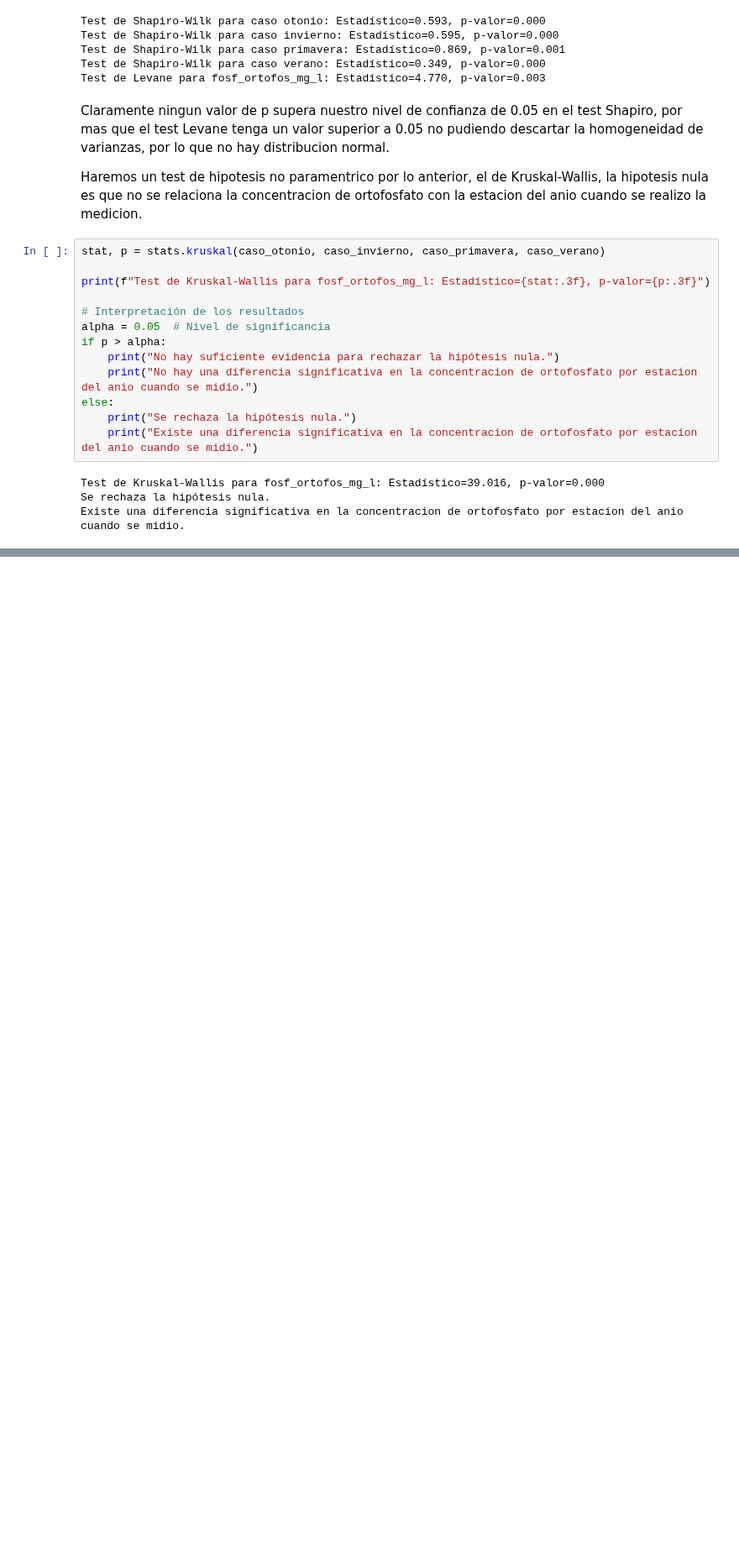
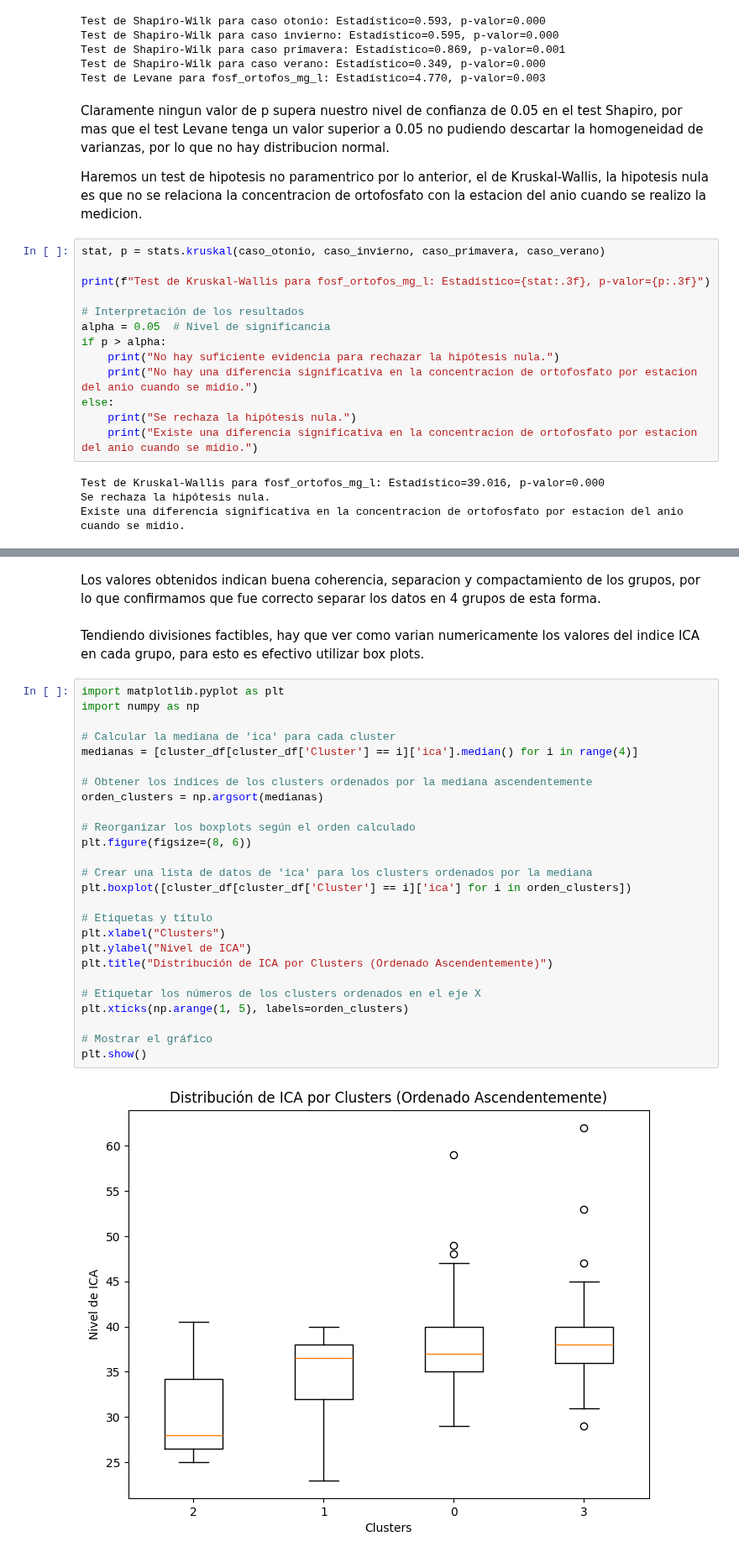
Before and after one commit to MaximoReynoso/TrabajoEspecial, a Jupyter notebook: TrabajoEspecial.ipynb, the cells around one changed output, grey strips where cells are left out. Shown at 84% size. Drawn from its saved outputs; the diff is of its cells as text; blank space fills up the shorter version.

```diff
--- a/TrabajoEspecial.ipynb
+++ b/TrabajoEspecial.ipynb
@@ -460,0 +597,32 @@ Existe una diferencia significativa en la concentracion de ortofosfato por estac
+# %% [markdown]
+Los valores obtenidos indican buena coherencia, separacion y compactamiento de los grupos, por lo que confirmamos que fue correcto separar los datos en 4 grupos de esta forma.
+# %% [markdown]
+Tendiendo divisiones factibles, hay que ver como varian numericamente los valores del indice ICA en cada grupo, para esto es efectivo utilizar box plots.
+# %%
+import matplotlib.pyplot as plt
+import numpy as np
+
+# Calcular la mediana de 'ica' para cada cluster
+medianas = [cluster_df[cluster_df['Cluster'] == i]['ica'].median() for i in range(4)]
+
+# Obtener los índices de los clusters ordenados por la mediana ascendentemente
+orden_clusters = np.argsort(medianas)
+
+# Reorganizar los boxplots según el orden calculado
+plt.figure(figsize=(8, 6))
+
+# Crear una lista de datos de 'ica' para los clusters ordenados por la mediana
+plt.boxplot([cluster_df[cluster_df['Cluster'] == i]['ica'] for i in orden_clusters])
+
+# Etiquetas y título
+plt.xlabel("Clusters")
+plt.ylabel("Nivel de ICA")
+plt.title("Distribución de ICA por Clusters (Ordenado Ascendentemente)")
+
+# Etiquetar los números de los clusters ordenados en el eje X
+plt.xticks(np.arange(1, 5), labels=orden_clusters)
+
+# Mostrar el gráfico
+plt.show()
+# %% [output]
+[figure, added]
```
Also changed, not shown: parts of 17 cells of this notebook.
